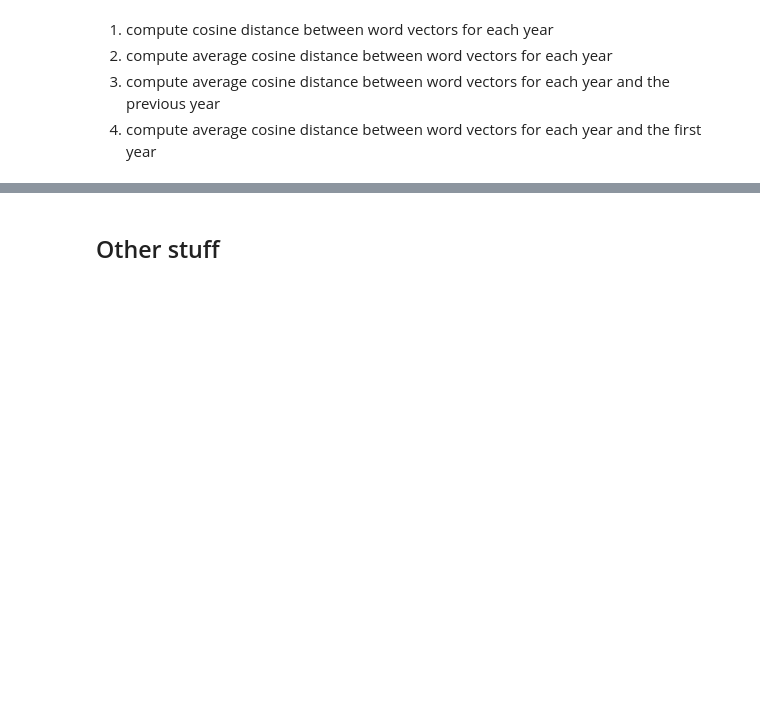
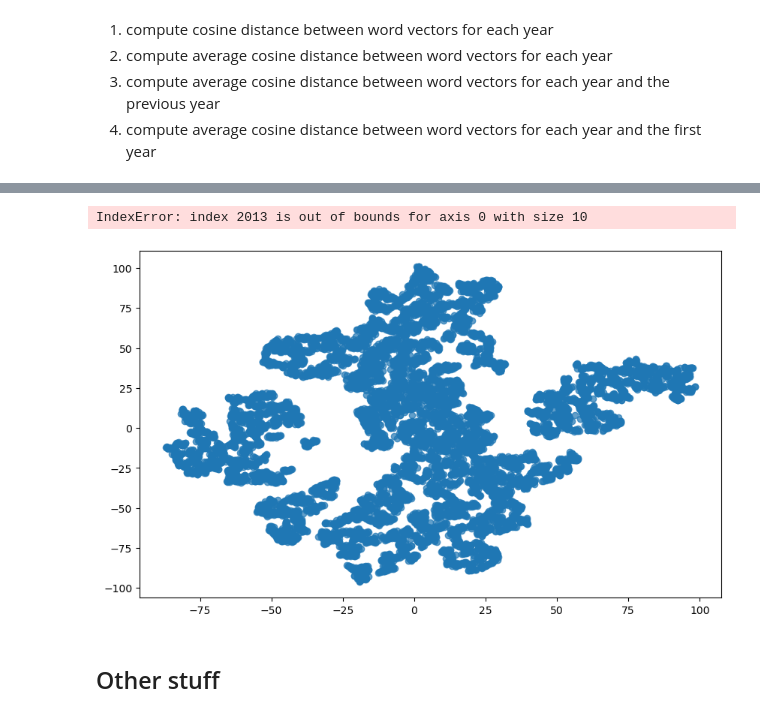
Before and after one commit to social-nlp-lab/drugs_in_inquirer, a Jupyter notebook: make-tsne-plot2.ipynb, the cells around one changed output, grey strips where cells are left out. Cells and saved outputs as stored; diff of their text form; code cells hidden in the pictures; blank space fills up the shorter version.

```diff
--- a/make-tsne-plot2.ipynb
+++ b/make-tsne-plot2.ipynb
@@ -11,7 +11,7 @@ from gensim.models import KeyedVectors
 import pickle
 # %%
 years = range(2013,2023)
-dir = "output/models/word2vec_drug_"
+dir = "output/embeddings/word2vec_drug_"
 
 models = []
 for year in years:
@@ -126,0 +395,9 @@ ValueError: expected ndim to be 2, but observed 0
+# %%
+  # Perform t-SNE on the word embeddings
+tsne = TSNE(n_components=2, random_state=42)
+embedded_vectors = {}
+for year in range(2013, 2023):
+    if year in embeddings:
+        model = embeddings[year]
+        vectors = [model[word] for word in model.key_to_index]
+        embedded_vectors[year] = tsne.fit_transform(vectors)
@@ -127,3 +408,25 @@ ValueError: expected ndim to be 2, but observed 0
+# %%
+# Visualize the t-SNE embeddings
+plt.figure(figsize=(10, 6))
+for i, year in enumerate(range(2013, 2023)):
+    if year in embedded_vectors:
+        x = embedded_vectors[year][:, 0]
+        y = embedded_vectors[year][:, 1]
+        plt.scatter(x, y, alpha=0.7, label=year)
+
+        # Annotate "addiction" on the plot
+        if word in embeddings[year].key_to_index:
+            idx = list(embeddings[year].key_to_index).index(word)
+            plt.annotate(word, (x[idx], y[idx]), textcoords="offset points", xytext=(0, 10), ha='center')
+
+plt.legend()
+plt.title("t-SNE Visualization of Word Embeddings")
+plt.xlabel("t-SNE Dimension 1")
+plt.ylabel("t-SNE Dimension 2")
+plt.show()
+# %% [output]
+IndexError: index 2013 is out of bounds for axis 0 with size 10
+[figure, added]
 # %% [markdown]
 Other stuff
 ----
```
Also changed, not shown: parts of 29 cells of this notebook, 2 other files.
